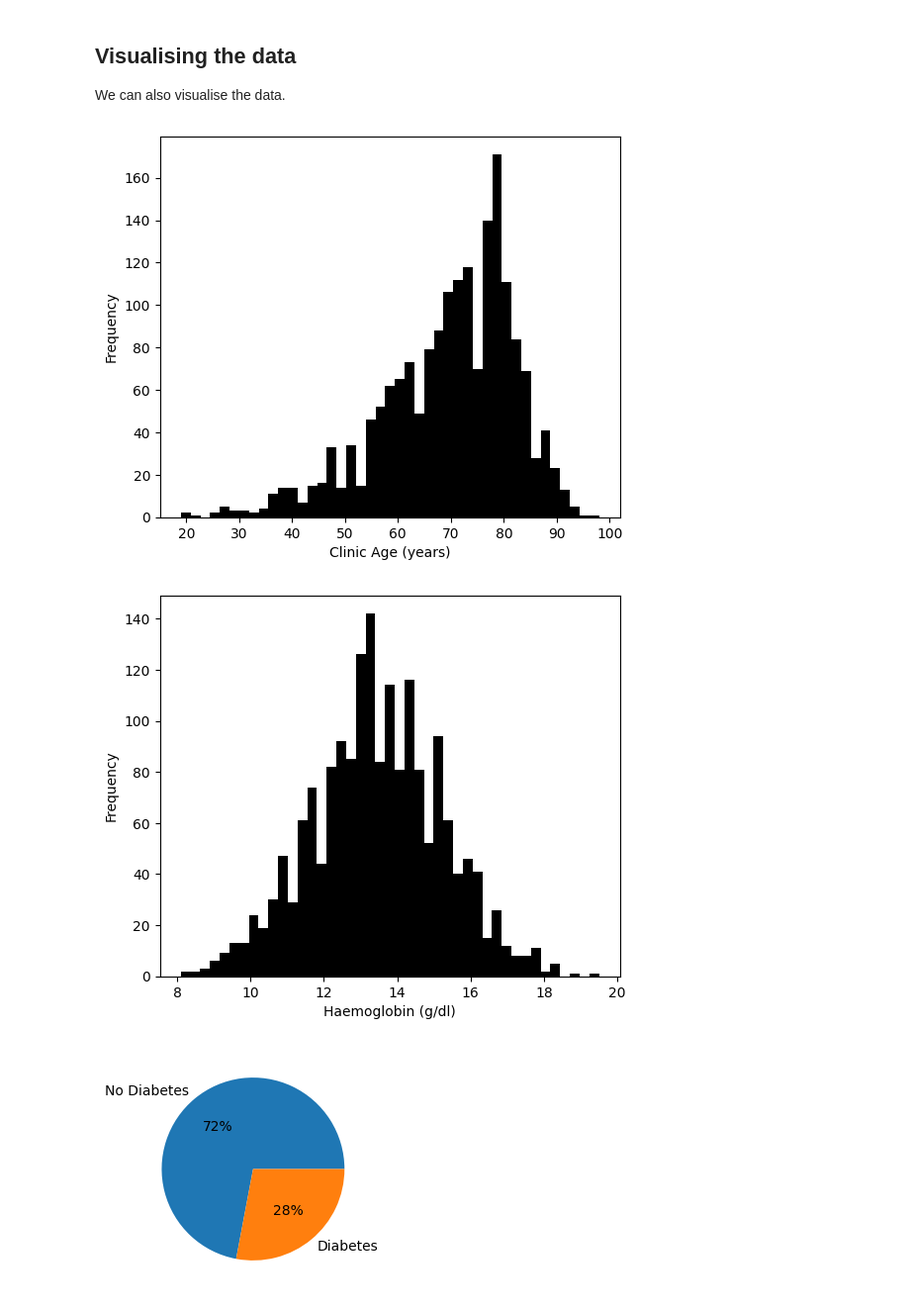
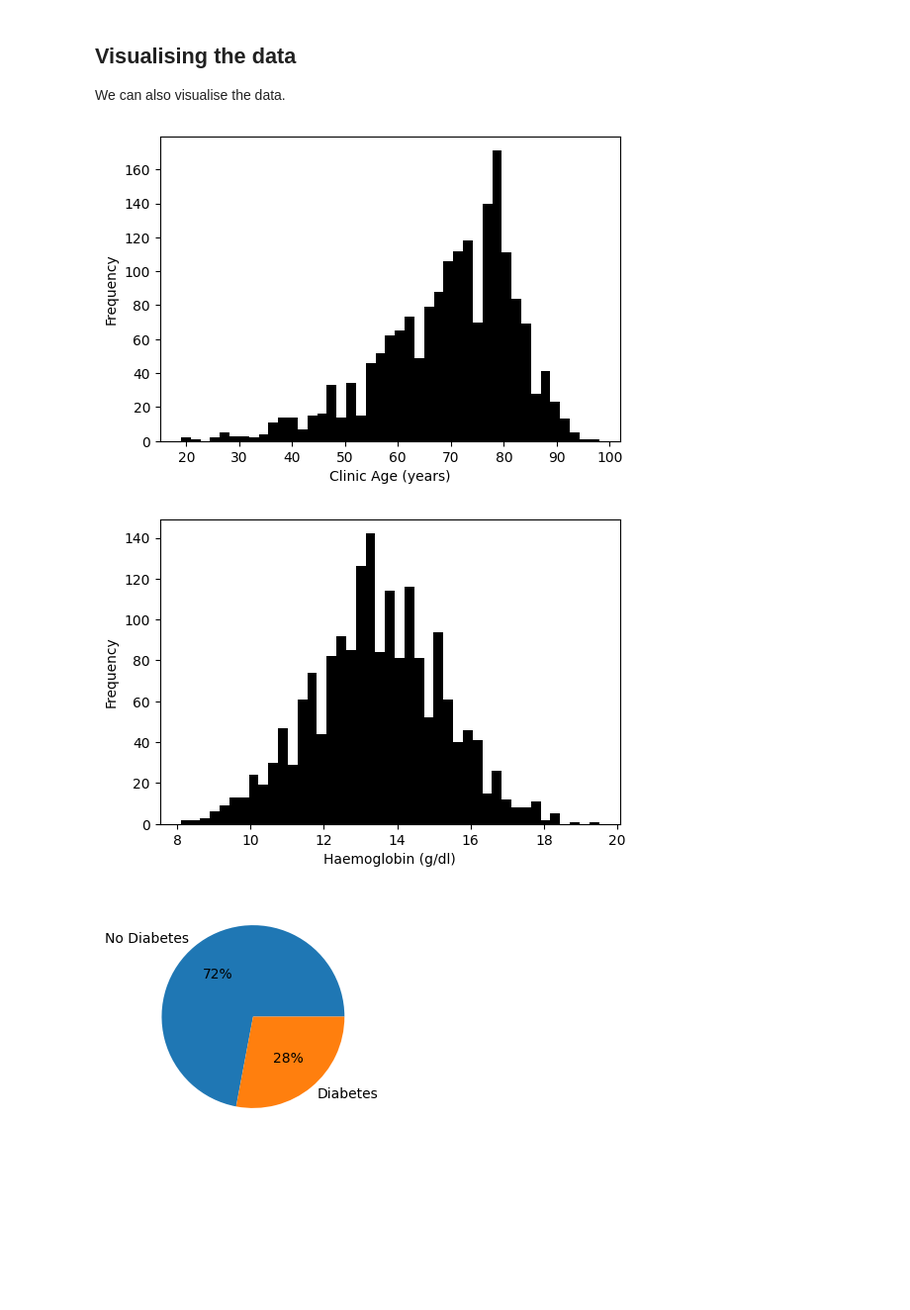
Before and after one commit to omariosc/survival-analysis, a Jupyter notebook: code.ipynb, the cells around one changed output. Shown: that part at 99% size. Cells and saved outputs as stored; diff of their text form; code cells hidden in the pictures; blank space fills up the shorter version.

```diff
--- a/code.ipynb
+++ b/code.ipynb
@@ -1754,27 +1993,25 @@ chf_net_c.forward()
 We can also visualise the data.
 # %%
 # Calculates number of bins for the histograms by taking the square root of the number of data points (comes out as 50)
-n_bins = int(np.ceil(np.sqrt(data_x_numeric4oh.shape[0])))
+n_bins = int(np.ceil(np.sqrt(chf.shape[0])))
 
 # Plot histogram for ClinicAge
 # Set figure size
-plt.figure(figsize=(6, 5))
-plt.hist(data_x_numeric4oh['ClinicAge'], bins=n_bins, color="black")
+plt.figure(figsize=(6, 4))
+plt.hist(chf['ClinicAge'], bins=n_bins, color="black")
 plt.xlabel('Clinic Age (years)')
 plt.ylabel('Frequency')
-plt.savefig('ClinicAgeDistribution.png')
 plt.show()
 # %% [output]
-[figure, old version]
+[figure, new version]
 # %%
 # Plot histogram for ClinicAge
-plt.figure(figsize=(6, 5))
-plt.hist(data_x_numeric4oh['Haemoglobin'], bins=n_bins, color="black")
+plt.figure(figsize=(6, 4))
+plt.hist(chf['Haemoglobin'], bins=n_bins, color="black")
 plt.xlabel('Haemoglobin (g/dl)')
 plt.ylabel('Frequency')
-plt.savefig('HaemoglobinDistribution.png')
 plt.show()
 # %% [output]
-[figure, old version]
+[figure, new version]
 # %%
 # Create pie chart for each categorical feature of interest
```
Also changed, not shown: parts of 84 cells of this notebook.
